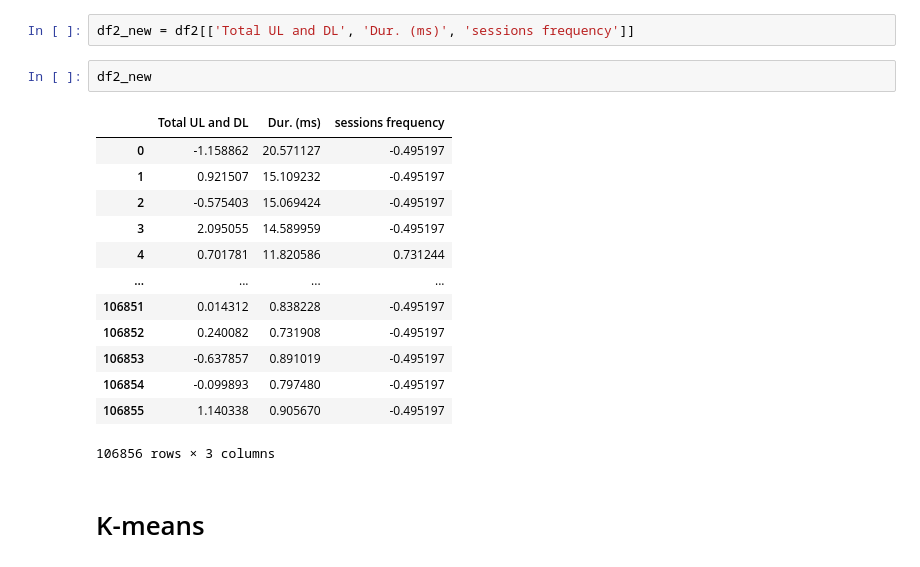
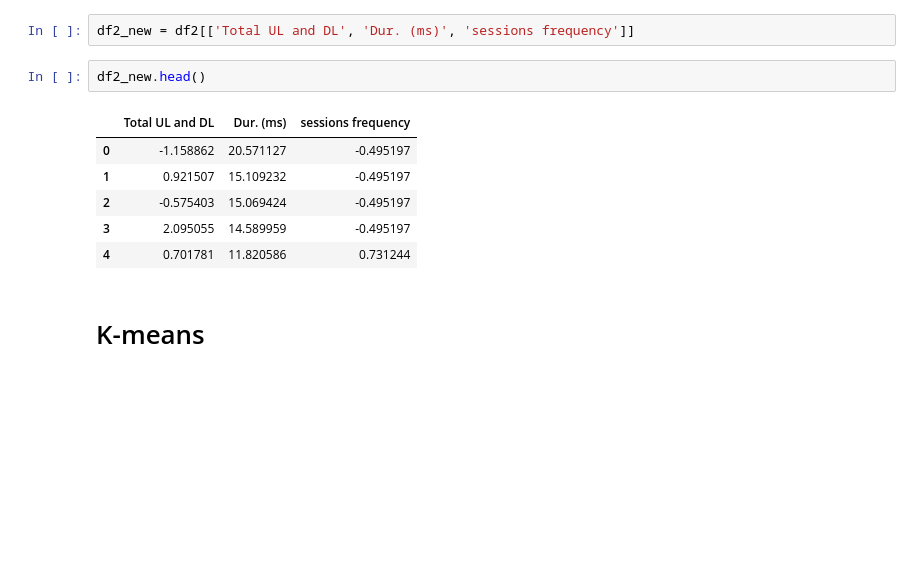
Before and after one commit to Abel-Blue/telecom-user-analytics, a Jupyter notebook: notebooks/user_engagementAnalysis.ipynb, the cells around one changed output. Cells and saved outputs as stored; diff of their text form; blank space fills up the shorter version.

```diff
--- a/notebooks/user_engagementAnalysis.ipynb
+++ b/notebooks/user_engagementAnalysis.ipynb
@@ -219,21 +219,14 @@ df2['sessions frequency'] = std_data
 # %%
 df2_new = df2[['Total UL and DL', 'Dur. (ms)', 'sessions frequency']]
 # %%
-df2_new
+df2_new.head()
 # %% [output]
 |  | Total UL and DL | Dur. (ms) | sessions frequency |
 | 0 | -1.158862 | 20.571127 | -0.495197 |
 | 1 | 0.921507 | 15.109232 | -0.495197 |
 | 2 | -0.575403 | 15.069424 | -0.495197 |
 | 3 | 2.095055 | 14.589959 | -0.495197 |
 | 4 | 0.701781 | 11.820586 | 0.731244 |
-| ... | ... | ... | ... |
-| 106851 | 0.014312 | 0.838228 | -0.495197 |
-| 106852 | 0.240082 | 0.731908 | -0.495197 |
-| 106853 | -0.637857 | 0.891019 | -0.495197 |
-| 106854 | -0.099893 | 0.797480 | -0.495197 |
-| 106855 | 1.140338 | 0.905670 | -0.495197 |
-106856 rows × 3 columns
 # %% [markdown]
 # K-means
 # %%
```
Also changed, not shown: parts of 20 cells of this notebook.
